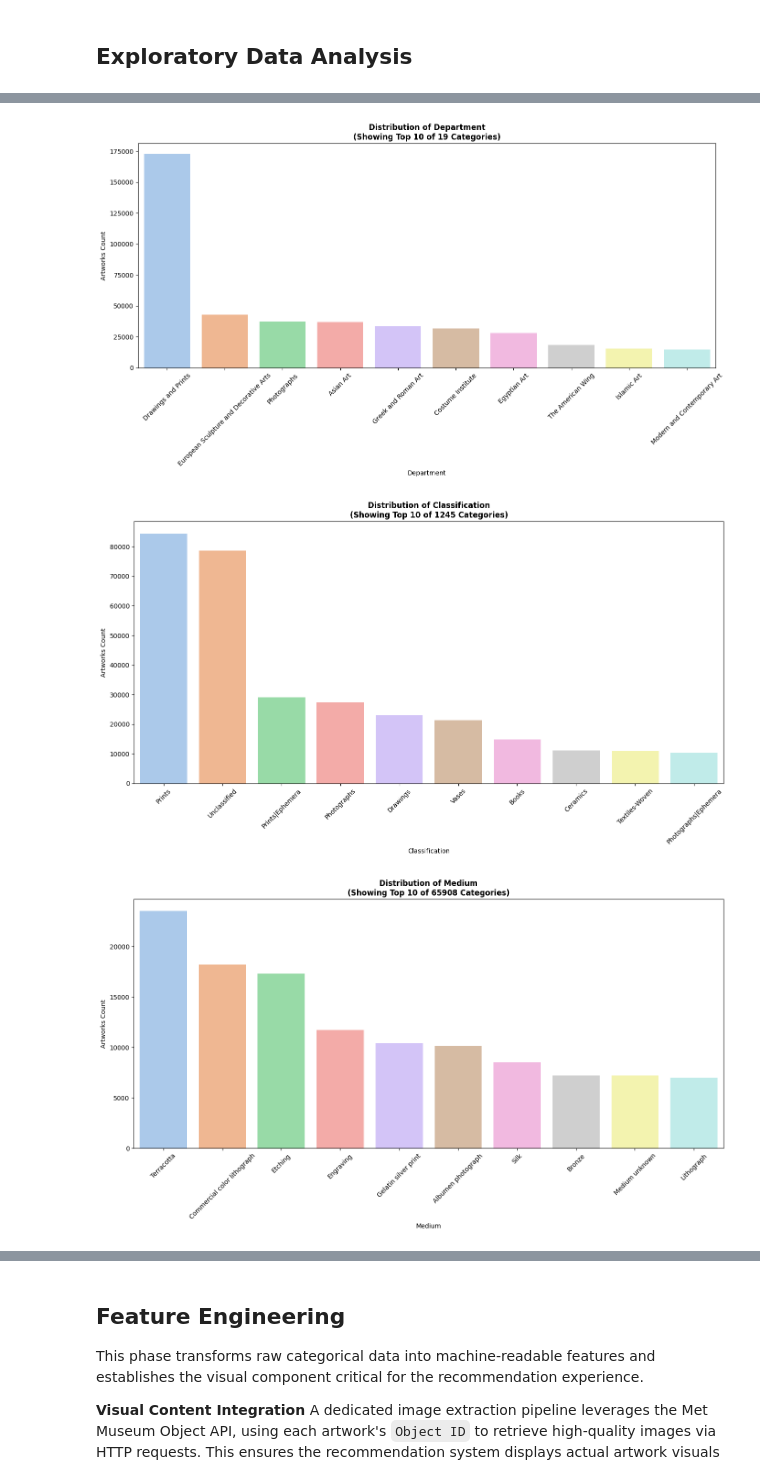
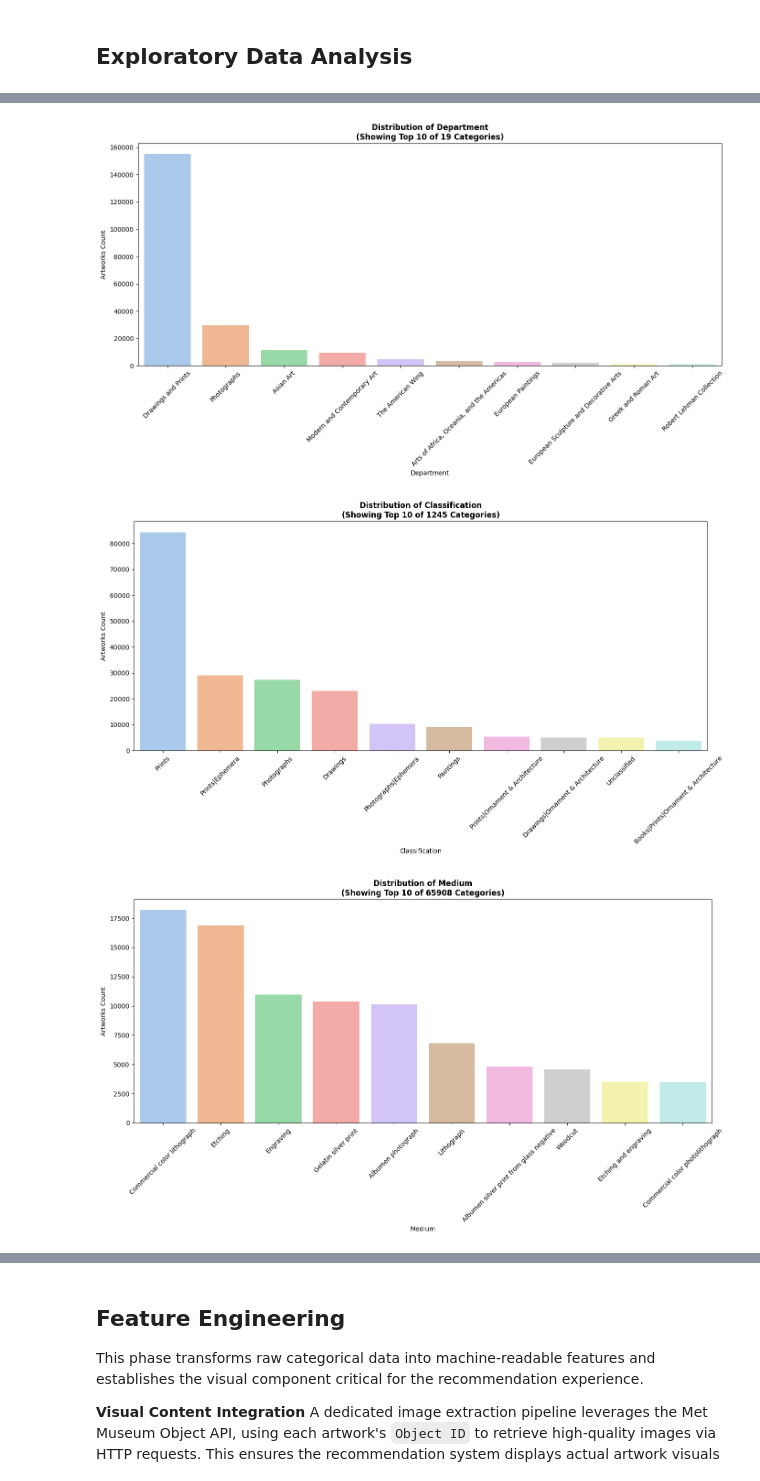
Before and after one commit to RosellaAM/Production-ML-Portafolio, a Jupyter notebook: GalleryAI/analysis/gallery_ai.ipynb, the cells around one changed output, grey strips where cells are left out. Drawn from its saved outputs; the diff is of its cells as text; code cells hidden in the pictures.

Commit message:
Updating the feature engineering functionsand the data filtering to keep only object ids with images

```diff
--- a/GalleryAI/analysis/gallery_ai.ipynb
+++ b/GalleryAI/analysis/gallery_ai.ipynb
@@ -75,7 +75,7 @@ import warnings
 warnings.filterwarnings('ignore')
 # %%
 # Loading dataset
-df = pd.read_csv('/Users/Rosella/Downloads/Personal-Projects/Production-ML-Portafolio/CuratorAI/MetObjects.csv')
+df = pd.read_csv('/Users/Rosella/Downloads/Personal-Projects/Production-ML-Portafolio/GalleryAI/MetObjects.csv')
 
 # General info
 df.info()
@@ -211,0 +196,32 @@ Final shape: (484956, 10)
+# %%
+object_name_counts = data['Object Name'].value_counts()
+print(f"Unique items in object names: {data['Object Name'].nunique()}")
+print("Top 60 object types:")
+for obj_name, count in object_name_counts.head(60).items():
+    print(f"  {obj_name}: {count} artworks")
+
+classification_count = data['Classification'].value_counts()
+print(f"\nUnique items in classification: {data['Classification'].nunique()}")
+print("Top 60 Classifications:")
+for classification, count in classification_count.head(60).items():
+    print(f"  {classification}: {count} artworks")
+
+# Filtering for paintings, sculptures, photographs, drawings
+def artwork_filter(data):
+    object_mask = data['Object Name'].str.contains('Painting|Sculpture|Photograph|Drawing|Print', na=False, case=False)
+    classification_mask = data['Classification'].str.contains('Paintings|Sculpture|Photographs|Drawings|Prints',na=False, case=False)
+    art_mask = object_mask | classification_mask
+
+    filtered_data = data[art_mask].copy()
+    print(f"Original: {len(data):,} artworks")
+    print(f"Filtered: {len(filtered_data):,} artworks")
+
+    return filtered_data
+
+
+
+# Clean Dataset
+print('\n=== CLEAN DATASET ===')
+artwork_data = artwork_filter(data).reset_index()
+artwork_data.pop('index')
+artwork_data.head()
@@ -226,7 +266,7 @@ categorical_columns = ['Object Name', 'Department', 'Classification', 'Medium']
 
 for col in categorical_columns:
     # Top categories
-    cat_value_counts = data[col].value_counts().head(10)
+    cat_value_counts = artwork_data[col].value_counts().head(10)
     plt.figure(figsize=(14, 8))
     bar1 = sns.barplot(x=cat_value_counts.index, y=cat_value_counts.values, palette='pastel')
     plt.title(f'Distribution of {col}\n(Showing Top 10 of {data[col].nunique()} Categories)', fontweight='bold')
@@ -240,5 +280,5 @@ for col in categorical_columns:
-[figure, old version]
+[figure, new version]
-[figure, old version]
+[figure, new version]
-[figure, old version]
+[figure, new version]
 # %%
 # Deparments with most diverse collections
```
Also changed, not shown: parts of 11 cells of this notebook.
